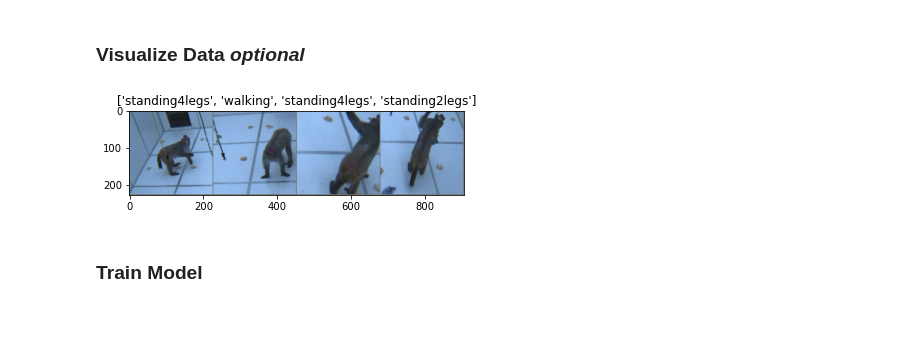
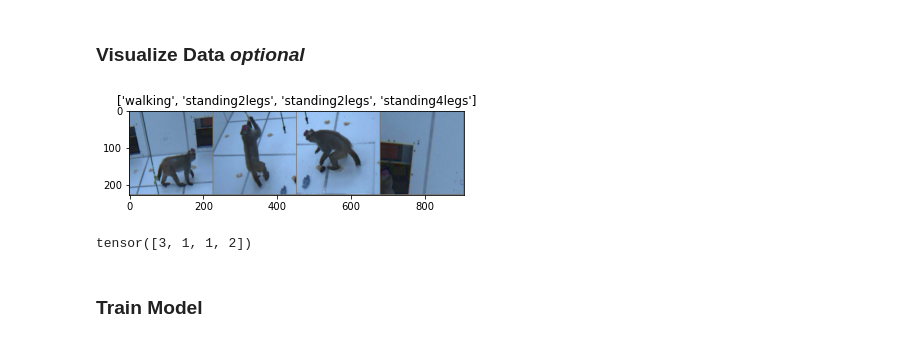
Before and after one commit to mnuske/monkey-pose-classification, a Jupyter notebook: pose_prediction.ipynb, the cells around one changed output. Saved outputs shown, nothing was run; the diff lists cells and outputs as text; code cells hidden in the pictures.

```diff
--- a/pose_prediction.ipynb
+++ b/pose_prediction.ipynb
@@ -49,10 +53,16 @@ transforming_data = {
                             transforms.CenterCrop(224),
                             transforms.ToTensor(),
                             normalize,
-                        ])
+                        ]),
+    'test': transforms.Compose([
+                            transforms.Resize(256),
+                            transforms.CenterCrop(224),
+                            transforms.ToTensor(),
+                            normalize,
+    ])
 }
 # %%
-directory_data = Path('datasets', 'monkey_poses')
+directory_data = Path('/media/hdd2/matthias', 'datasets', 'monkey_poses')
 # %%
 datasets_images = {x: datasets.ImageFolder((directory_data / x), transforming_data[x])
                         for x in ['train', 'validation']
@@ -77,22 +87,24 @@ device = torch.device("cuda:0" if torch.cuda.is_available() else "cpu")
 # %%
 plt.ion()   # This is the interactive mode
 def visualize_data(input, title=None):
     input = input.numpy().transpose((1, 2, 0))
     mean = np.array([0.485, 0.456, 0.406])
     std = np.array([0.229, 0.224, 0.225])
     input = std * input + mean
     input = np.clip(input, 0, 1)
     plt.imshow(input)
     if title is not None:
        plt.title(title)
     plt.pause(0.001)  ## Here we are pausing a bit so that plots are updated
 inputs_data, classes = next(iter(loaders_data['train']))
 ## This is the code for getting a batch of training data
 out = torchvision.utils.make_grid(inputs_data)
 ## Here we are making a grid from batch
 visualize_data(out, title=[class_names[x] for x in classes])
+classes
 # %% [output]
-[figure, old version]
+[figure, new version]
+tensor([3, 1, 1, 2])
 # %% [markdown]
 ### Train Model
 # %%
```
Also changed, not shown: parts of 9 cells of this notebook.
